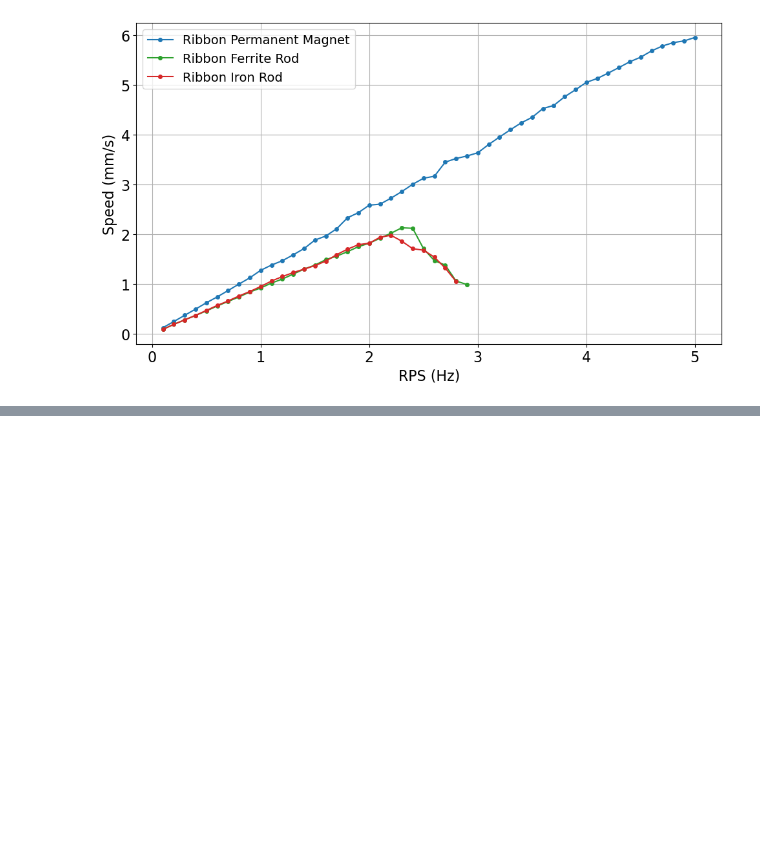
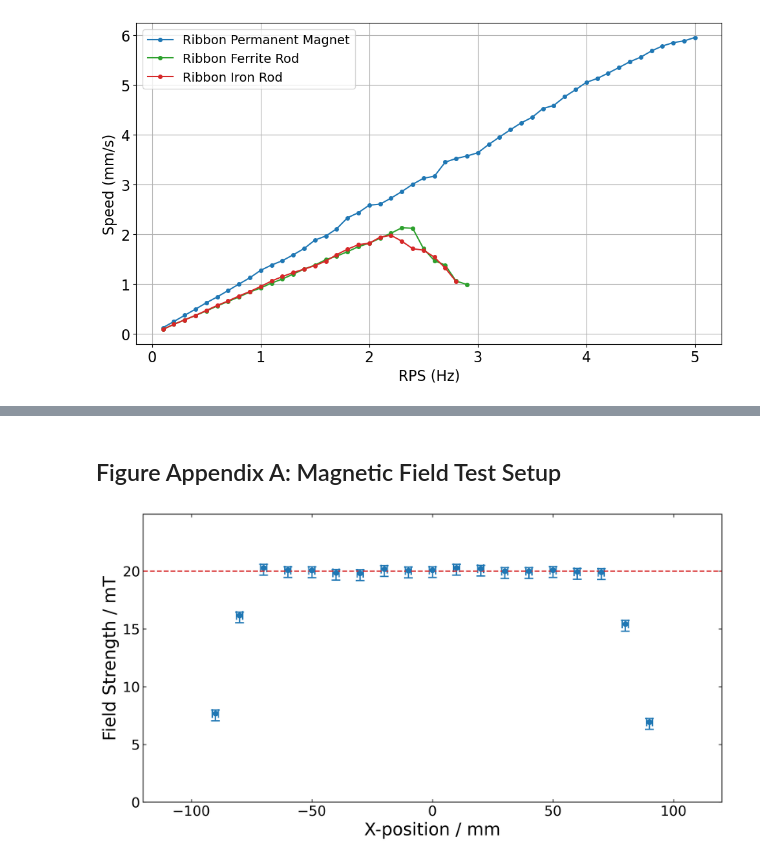
Before and after one commit to joostwijn/Rotating_Magnetic_Setup, a Jupyter notebook: 3. Magnets/Images_Optimization.ipynb, the cells around one changed output, grey strips where cells are left out. Drawn from its saved outputs; the diff is of its cells as text; code cells hidden in the pictures; blank space fills up the shorter version.

```diff
--- a/3. Magnets/Images_Optimization.ipynb
+++ b/3. Magnets/Images_Optimization.ipynb
@@ -1083,0 +1791,62 @@ plt.show()
+# %% [markdown]
+## Figure Appendix A: Magnetic Field Test Setup
+# %%
+X_POSITION = np.array([-90e-3, -80e-3, -70e-3, -60e-3, -50e-3, -40e-3, -30e-3, -20e-3, -10e-3, 0.0,
+                   10e-3, 20e-3, 30e-3, 40e-3, 50e-3, 60e-3, 70e-3, 80e-3, 90e-3])
+MAGNETIC_FIELD_STRENGTH = np.array([7.672e-3, 16.156e-3, 20.281e-3, 20.075e-3, 20.063e-3, 19.843e-3, 19.822e-3, 20.178e-3, 20.054e-3,
+                    20.076e-3, 20.289e-3, 20.201e-3, 20.001e-3, 19.998e-3, 20.082e-3, 19.93e-3, 19.91e-3, 15.432e-3, 6.934e-3])
+UPPER_BOUND_FIELD = 0.3e-3
+LOWER_BOUND_FIELD = 0.63e-3
+TARGET_FIELD_STRENGTH = 20.0e-3
+UPPER_BOUND_POSITION = 1.25e-3
+LOWER_BOUND_POSITION = 1.25e-3
+# %%
+plt.rcParams.update({
+    "font.size": 14,
+    "axes.titlesize": 12,
+    "axes.labelsize": 20,
+    "xtick.labelsize": 16,
+    "ytick.labelsize": 16,
+    "legend.fontsize": 14,
+})
+# Convert units for plotting
+x_mm = X_POSITION * 1e3            # m → mm
+field_mT = MAGNETIC_FIELD_STRENGTH * 1e3  # T → mT
+target_mT = TARGET_FIELD_STRENGTH * 1e3   # T → mT
+
+# Error margins
+x_err = UPPER_BOUND_POSITION * 1e3         # symmetrical horizontal error (mm)
+lower_err = np.full_like(field_mT, LOWER_BOUND_FIELD * 1e3)
+upper_err = np.full_like(field_mT, UPPER_BOUND_FIELD * 1e3)
+
+# make a figure 10″ wide by 6″ tall
+fig, ax = plt.subplots(figsize=(12, 6), dpi=300)
+
+ax.errorbar(
+    x_mm, field_mT,
+    yerr=[lower_err, upper_err], xerr=x_err,
+    fmt='o', markersize=5, color='tab:blue', ecolor='tab:blue',
+    capsize=5, elinewidth=1.5, markeredgewidth=1.5
+)
+ax.axhline(target_mT, color='tab:red', linestyle='--')
+
+# Labels and limits
+ax.set_xlabel('X-position / mm')
+ax.set_ylabel('Field Strength / mT')
+ax.set_ylim(bottom=0)
+ax.set_ylim(top=ax.get_ylim()[1] * 1.17)
+ax.set_xlim(-120, 120)
+
+# Remove grid
+ax.grid(False)
+
+# Solid spines around plot
+for spine in ax.spines.values():
+    spine.set_visible(True)
+    spine.set_linewidth(1)
+
+# Enable ticks on all sides
+ax.tick_params(which='both', direction='in', top=True, right=True)
+plt.show()
+# %% [output]
+[figure, added]
```
Also changed, not shown: parts of 9 cells of this notebook.
